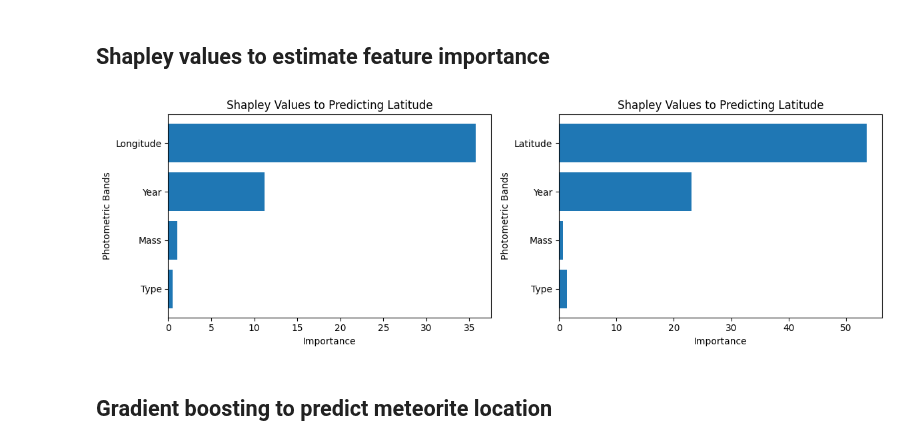
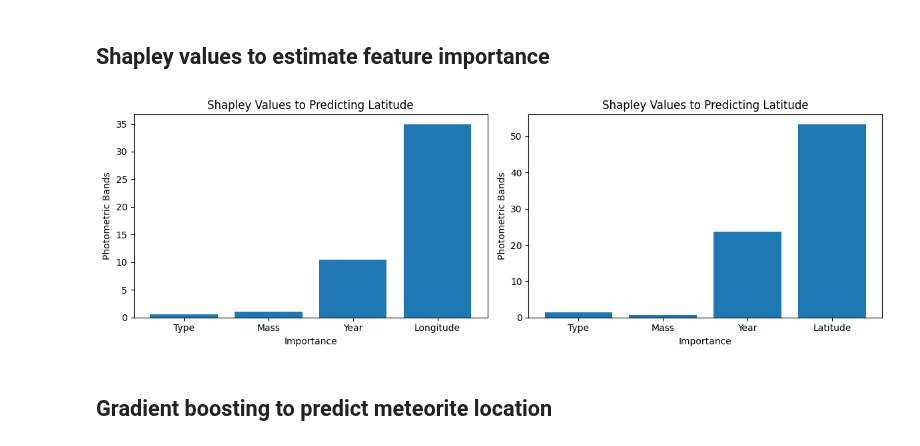
Before and after one commit to queue-h/ISCI-396, a Jupyter notebook: final_project/research.ipynb, the cells around one changed output. Drawn from its saved outputs; the diff is of its cells as text; code cells hidden in the pictures.

```diff
--- a/final_project/research.ipynb
+++ b/final_project/research.ipynb
@@ -5,8 +5,8 @@ import re
 import pandas as pd
 import matplotlib.pyplot as plt
 
-df = pd.read_csv("Meteorite_Landings.csv")
-df = df.dropna()
+all_meteorites = pd.read_csv("Meteorite_Landings.csv")
+all_meteorites = all_meteorites.dropna()
 
 # 1 = stony, 2 = iron, 3 = stony-iron
 def match_class(type_str):
@@ -86,11 +86,11 @@ def match_class(type_str):
         return 1
 
 type_list = []
-for index in range(len(df["recclass"])):
-    type_str = df["recclass"].iloc[index]
+for index in range(len(all_meteorites["recclass"])):
+    type_str = all_meteorites["recclass"].iloc[index]
     type = match_class(type_str)
     if type is not None:
         type_list.append(type)
 
-df['Class Number'] = type_list
+all_meteorites['Class Number'] = type_list
 # %% [markdown]
@@ -109,15 +109,16 @@ def plot_relative_importance(X, y, label):
     axs[ax_index].title.set_text(f"Feature Relative Importance to Determining {label}")
     ax_index += 1
 
-X = df[["Class Number", "mass (g)", "year", "reclong"]]
-y = df[["reclat"]]
+X = all_meteorites[["Class Number", "mass (g)", "year", "reclong"]]
+y = all_meteorites[["reclat"]]
 plot_relative_importance(X, y, "Latitude")
 
-X = df[["Class Number", "mass (g)", "year", "reclat"]]
-y = df[["reclong"]]
+X = all_meteorites[["Class Number", "mass (g)", "year", "reclat"]]
+y = all_meteorites[["reclong"]]
 plot_relative_importance(X, y, "Longitude")
 
 plt.tight_layout()
+plt.savefig("./relative-importance.png", format='png')
 plt.show()
 # %% [output]
 [figure]
@@ -126,6 +127,7 @@ plt.show()
 # %%
 from sklearn.preprocessing import StandardScaler
 from sklearn.neural_network import MLPRegressor
+import numpy as np
 
 fig, axs = plt.subplots(ncols=2, figsize=(12, 4))
 
@@ -163,39 +165,40 @@ def compute_shapley_values(X_target, X_bkg, model, n_mc=100):
             X[:, feature] = X_target[:, feature]
             pred_new = model.predict(X)
             shap[:, feature] += (pred_new - pred_old) / n_mc
             pred_old = pred_new
 
     return shap
 
 ax_index = 0
 def plot_shapley_importance(X, y, label, headers):
     global ax_index
 
     X_scaled = StandardScaler().fit_transform(X)
     model = MLPRegressor(max_iter=1000, hidden_layer_sizes=(100, 100, 100)).fit(X_scaled, y)
     shap = compute_shapley_values(X_scaled, X_scaled, model)
     shap = np.mean(np.absolute(shap), axis=0)
 
-    axs[ax_index].barh(headers, shap)
+    axs[ax_index].bar(headers, shap)
     axs[ax_index].set_ylabel('Photometric Bands')
     axs[ax_index].set_xlabel('Importance')
     axs[ax_index].title.set_text(f'Shapley Values to Predicting {label}')
     ax_index += 1
 
 headers = ["Type", "Mass", "Year", "Longitude"]
-X = df[["Class Number", "mass (g)", "year", "reclong"]]
-y = df[["reclat"]]
+X = all_meteorites[["Class Number", "mass (g)", "year", "reclong"]]
+y = all_meteorites[["reclat"]]
 plot_shapley_importance(X, y, "Latitude", headers)
 
 headers = ["Type", "Mass", "Year", "Latitude"]
-X = df[["Class Number", "mass (g)", "year", "reclat"]]
-y = df[["reclong"]]
+X = all_meteorites[["Class Number", "mass (g)", "year", "reclat"]]
+y = all_meteorites[["reclong"]]
 plot_shapley_importance(X, y, "Latitude", headers)
 
 plt.tight_layout()
+plt.savefig("./shapley-values.png", format='png')
 plt.show()
 # %% [output]
-[figure, old version]
+[figure, new version]
 # %% [markdown]
 ## Gradient boosting to predict meteorite location
 # %%
```
Also changed, not shown: parts of 8 cells of this notebook, 7 other files.
